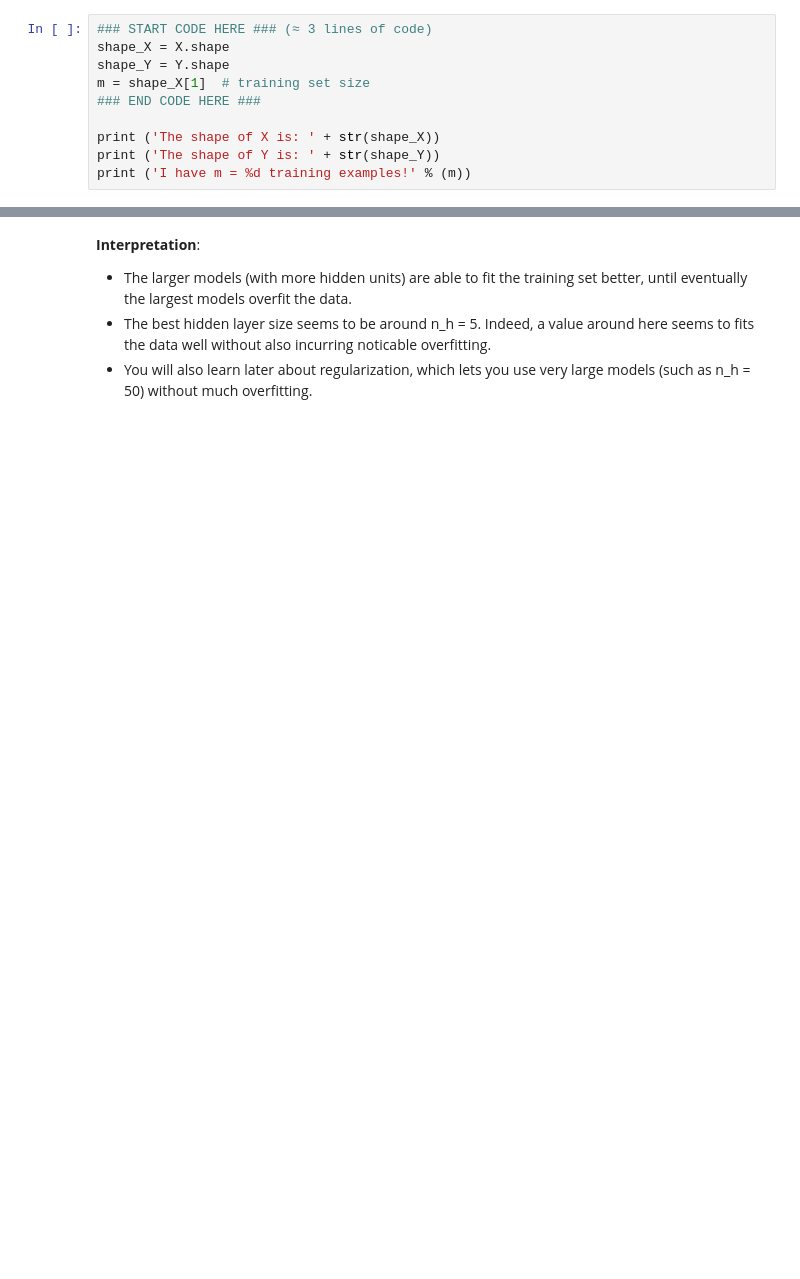
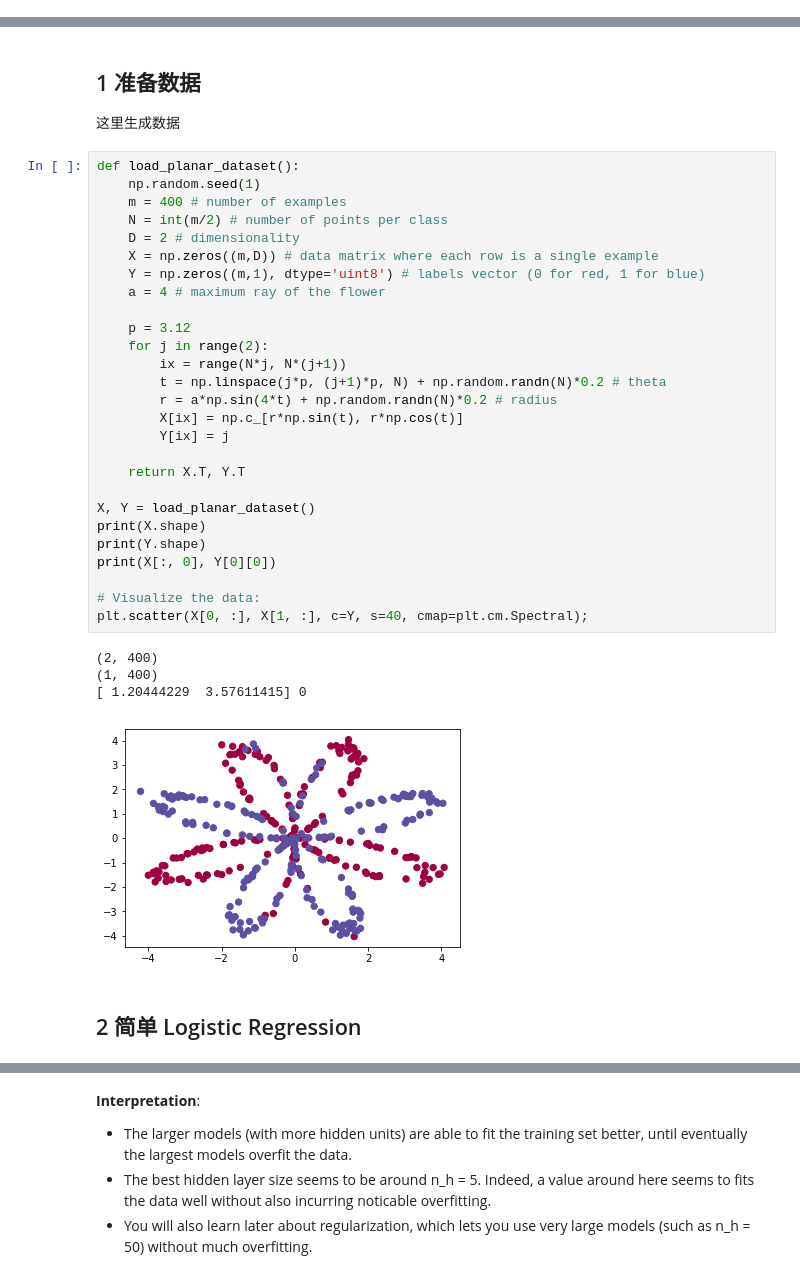
Before and after one commit to yangdong07/coursera-deeplearning-ai, a Jupyter notebook: C1 Neural Networks and Deep Learning/W3 Planar data classification with one hidden layer/notes.ipynb, the cells around one changed output, grey strips where cells are left out. Saved outputs shown, nothing was run; the diff lists cells and outputs as text; blank space fills up the shorter version.

```diff
--- a/C1 Neural Networks and Deep Learning/W3 Planar data classification with one hidden layer/notes.ipynb
+++ b/C1 Neural Networks and Deep Learning/W3 Planar data classification with one hidden layer/notes.ipynb
@@ -58,10 +0,0 @@ Lets first get a better sense of what our data is like.
-# %%
-### START CODE HERE ### (≈ 3 lines of code)
-shape_X = X.shape
-shape_Y = Y.shape
-m = shape_X[1]  # training set size
-### END CODE HERE ###
-
-print ('The shape of X is: ' + str(shape_X))
-print ('The shape of Y is: ' + str(shape_Y))
-print ('I have m = %d training examples!' % (m))
@@ -850,0 +21,38 @@ for i, n_h in enumerate(hidden_layer_sizes):
+# %% [markdown]
+## 1 准备数据
+
+这里生成数据
+# %%
+def load_planar_dataset():
+    np.random.seed(1)
+    m = 400 # number of examples
+    N = int(m/2) # number of points per class
+    D = 2 # dimensionality
+    X = np.zeros((m,D)) # data matrix where each row is a single example
+    Y = np.zeros((m,1), dtype='uint8') # labels vector (0 for red, 1 for blue)
+    a = 4 # maximum ray of the flower
+
+    p = 3.12
+    for j in range(2):
+        ix = range(N*j, N*(j+1))
+        t = np.linspace(j*p, (j+1)*p, N) + np.random.randn(N)*0.2 # theta
+        r = a*np.sin(4*t) + np.random.randn(N)*0.2 # radius
+        X[ix] = np.c_[r*np.sin(t), r*np.cos(t)]
+        Y[ix] = j
+
+    return X.T, Y.T
+
+X, Y = load_planar_dataset()
+print(X.shape)
+print(Y.shape)
+print(X[:, 0], Y[0][0])
+
+# Visualize the data:
+plt.scatter(X[0, :], X[1, :], c=Y, s=40, cmap=plt.cm.Spectral);
+# %% [output]
+(2, 400)
+(1, 400)
+[ 1.20444229  3.57611415] 0
+[figure, added]
+# %% [markdown]
+## 2 简单 Logistic Regression
```
Also changed, not shown: parts of 74 cells of this notebook.
